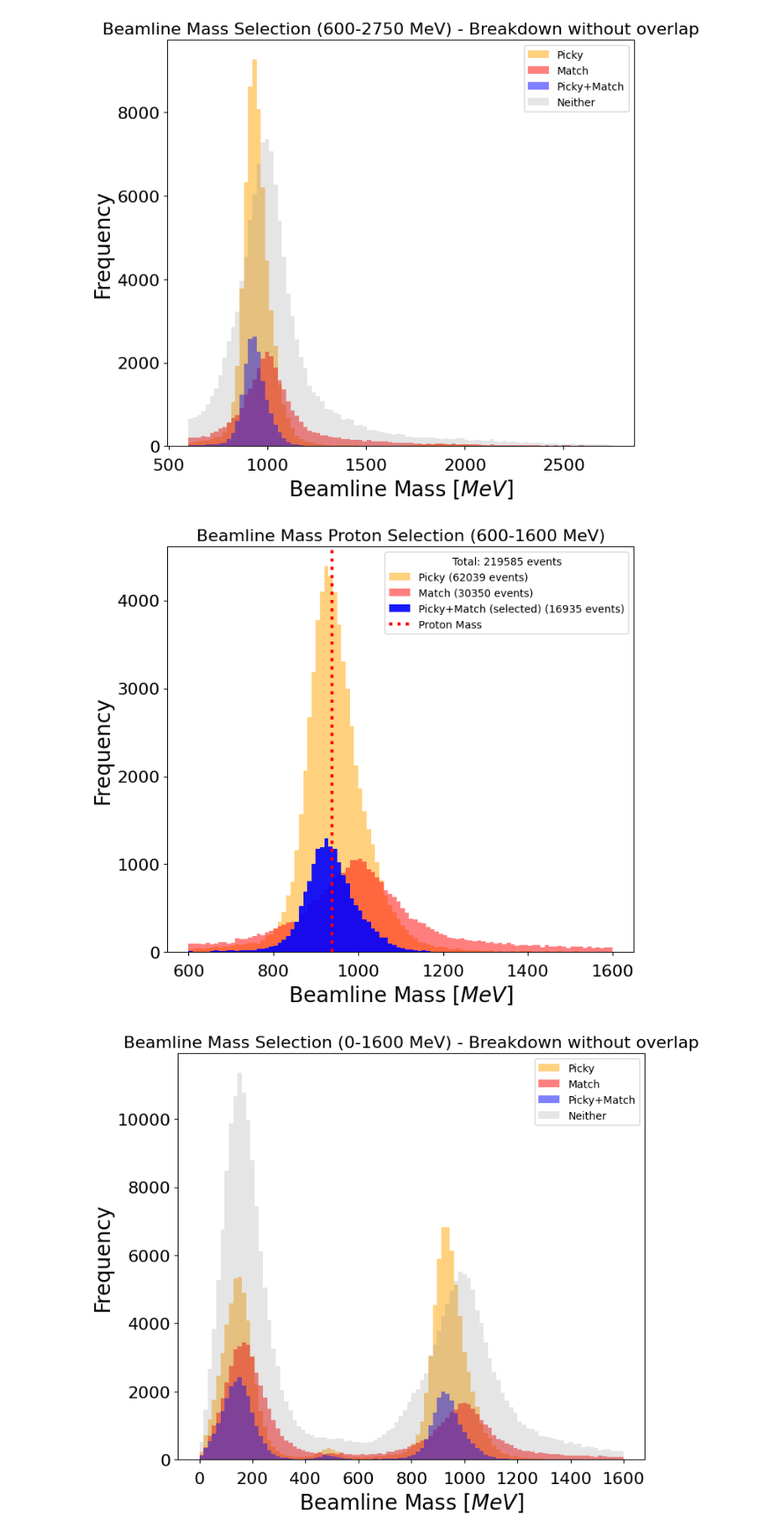
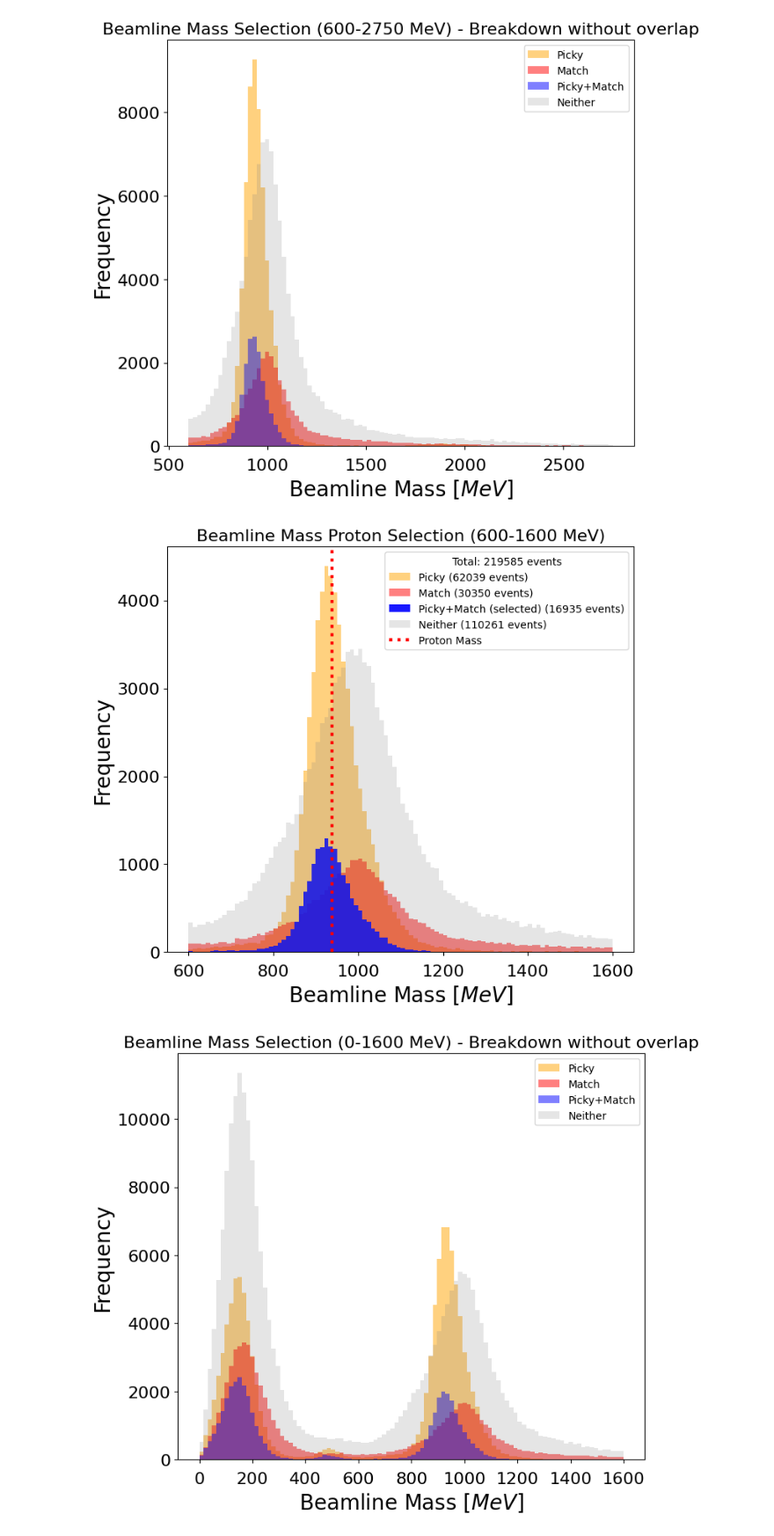
Before and after one commit to mohummudh/proton-deuteron, a Jupyter notebook: notebooks/cuts/masscut.ipynb, the cells around one changed output. Shown at 88% size. Cells and saved outputs as stored; diff of their text form; code cells hidden in the pictures.

Commit message:
plots

```diff
--- a/notebooks/cuts/masscut.ipynb
+++ b/notebooks/cuts/masscut.ipynb
@@ -467,42 +467,42 @@ plt.hist(
 
 plt.hist(
     pm_filtered,  # Data to plot
     bins=100,  # Number of bins
     color='blue',  # Bar color
     range=(600, 1600),  # Adjusted range to fit the filtered values
     alpha=0.9,  # Transparency of the bars
     label=f'Picky+Match (selected) ({pm_count} events)'  # Label for the data
 )
 
-# plt.hist(
-#     rest_filtered,  # Data to plot
-#     bins=100,  # Number of bins
-#     color='grey',  # Bar color
-#     range=(600, 1600),  # Adjusted range to fit the filtered values
-#     alpha=0.2,  # Transparency of the bars
-#     label=f'Neither ({rest_count} events)'  # Label for the data
-# )
+plt.hist(
+    rest_filtered,  # Data to plot
+    bins=100,  # Number of bins
+    color='grey',  # Bar color
+    range=(600, 1600),  # Adjusted range to fit the filtered values
+    alpha=0.2,  # Transparency of the bars
+    label=f'Neither ({rest_count} events)'  # Label for the data
+)
 
 plt.axvline(938.27, label='Proton Mass', c='red', linestyle=':', linewidth=3)
 
 # Customize tick parameters for better visualization
 plt.tick_params(axis='x', labelsize=16, pad=8)
 plt.tick_params(axis='y', labelsize=16)
 
 # Label axes
 plt.xlabel('Beamline Mass [$MeV$]', fontsize=20)
 plt.ylabel('Frequency', fontsize=20)  # Added y-axis label for clarity
 
 # Add a title
 plt.title('Beamline Mass Proton Selection (600-1600 MeV)', fontsize=16)
 
 # Add a legend with total events
 plt.legend(title=f'Total: {total_count} events')
 
 # Show the plot
 plt.show()
 # %% [output]
-[figure, old version]
+[figure, new version]
 # %%
 plt.figure(figsize=(8, 7))  # Create a figure with specified size
 
```
Also changed, not shown: 15 other files.
